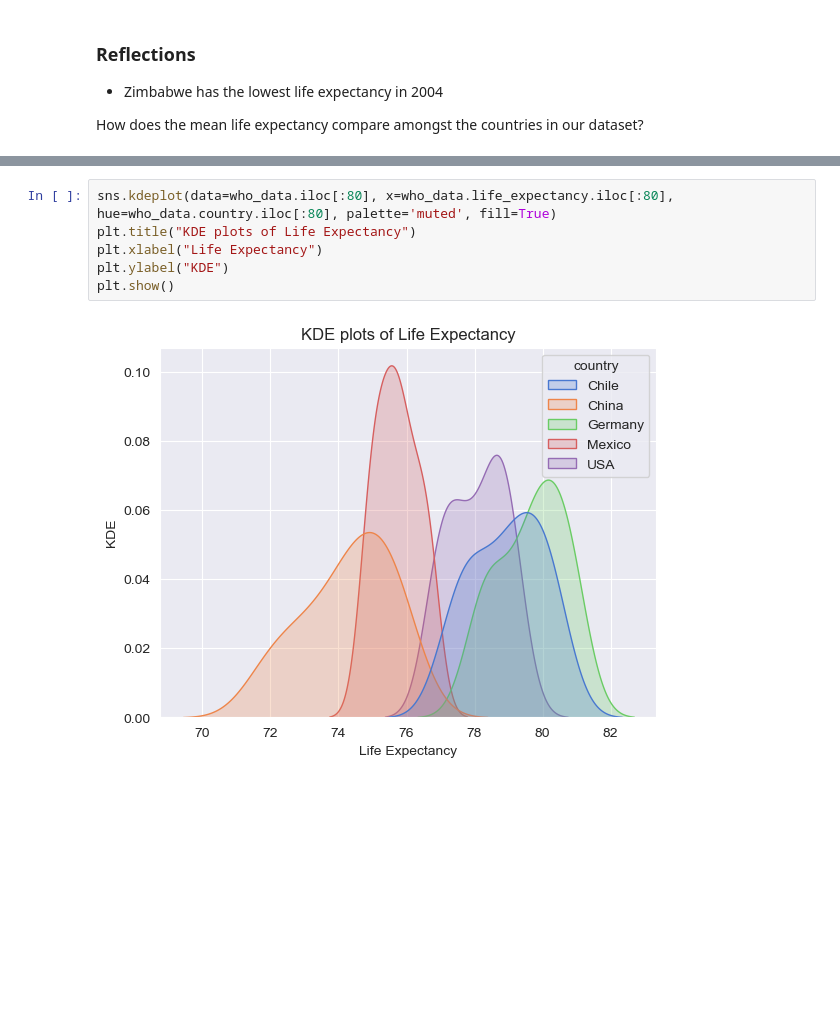
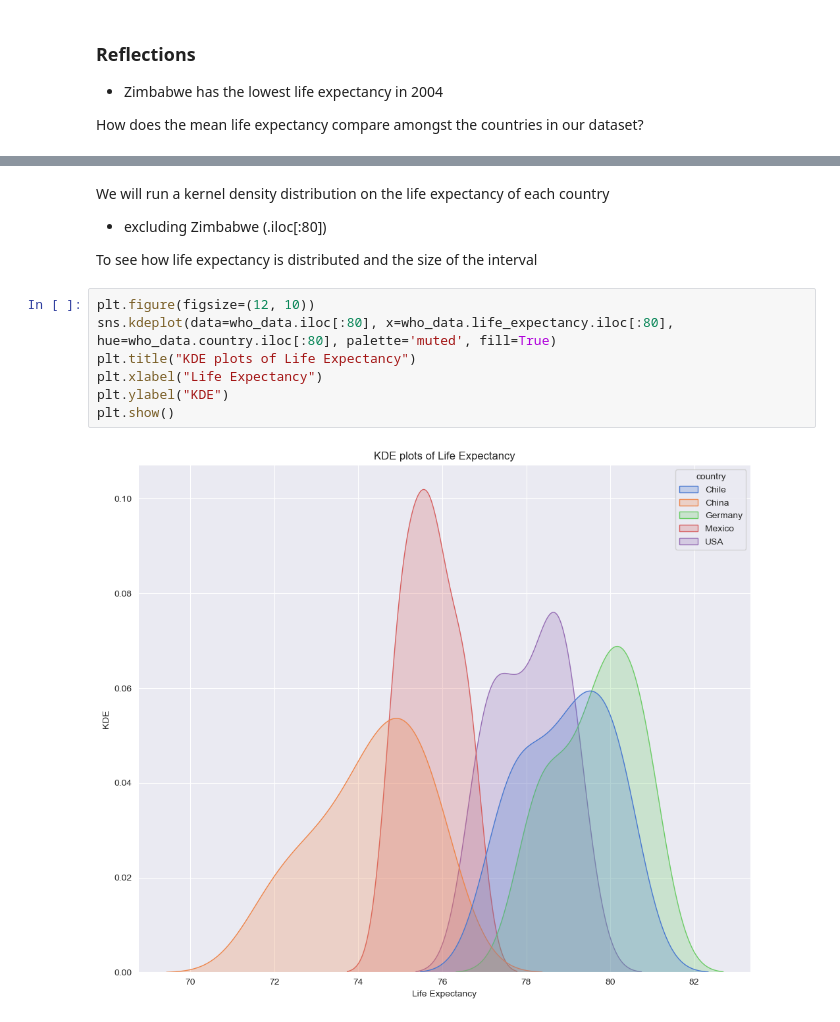
Before and after one commit to pineapple-bois/Life-Expectancy-and-GDP, a Jupyter notebook: life_expectancy_gdp.ipynb, the cells around one changed output, grey strips where cells are left out. Drawn from its saved outputs; the diff is of its cells as text; blank space fills up the shorter version.

Commit message:
Correlation Visualisations

```diff
--- a/life_expectancy_gdp.ipynb
+++ b/life_expectancy_gdp.ipynb
@@ -220,8 +233,14 @@ plt.show()
+# %% [markdown]
+We will run a kernel density distribution on the life expectancy of each country
+- excluding Zimbabwe (.iloc[:80])
+
+To see how life expectancy is distributed and the size of the interval
 # %%
+plt.figure(figsize=(12, 10))
 sns.kdeplot(data=who_data.iloc[:80], x=who_data.life_expectancy.iloc[:80], hue=who_data.country.iloc[:80], palette='muted', fill=True)
 plt.title("KDE plots of Life Expectancy")
 plt.xlabel("Life Expectancy")
 plt.ylabel("KDE")
 plt.show()
 # %% [output]
-[figure, old version]
+[figure, new version]
```
Also changed, not shown: parts of 5 cells of this notebook, 1 other file.
